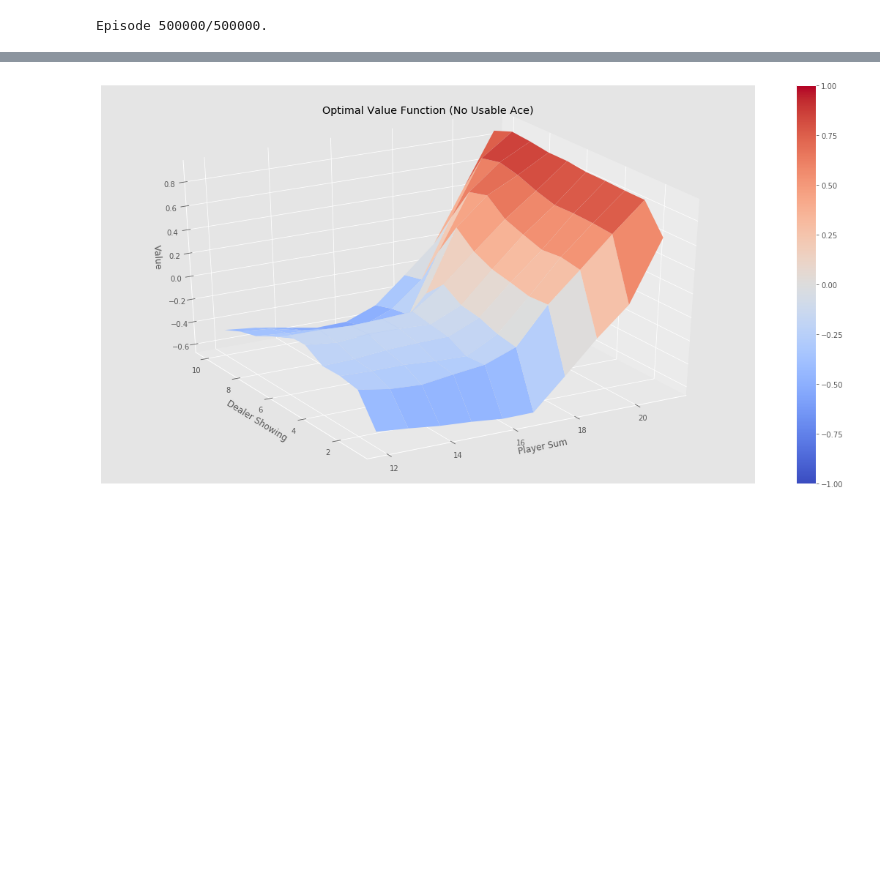
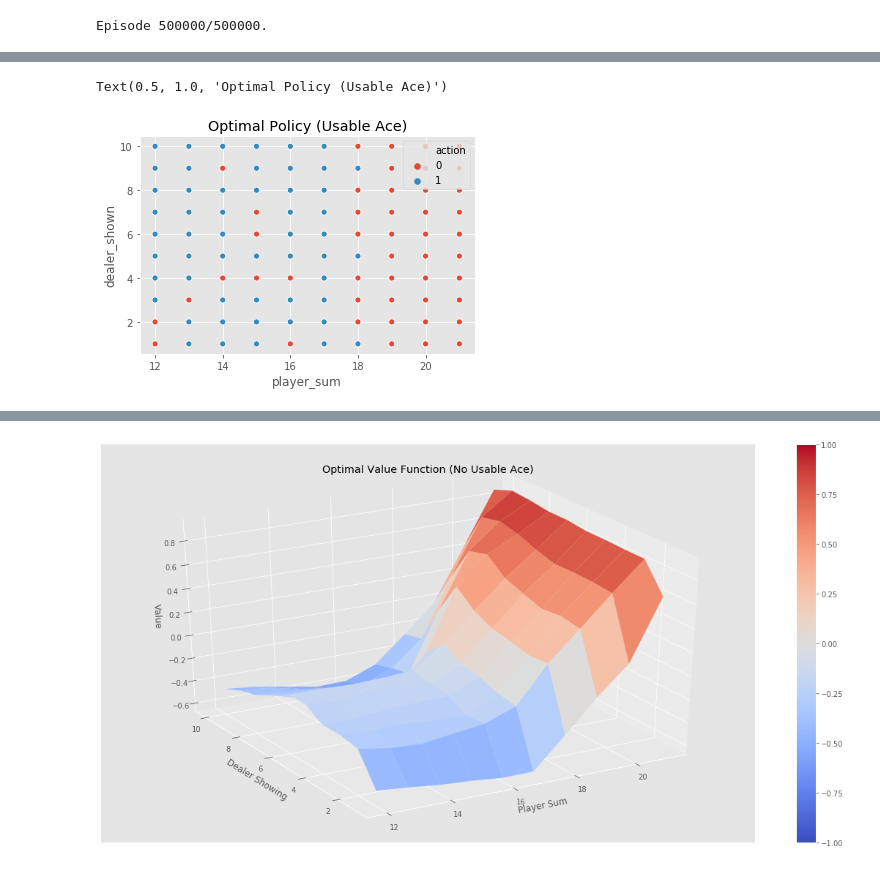
Before and after one commit to zht007/tensorflow-practice, a Jupyter notebook: 7_Renforcement_Learning_blackjack/2_MC_Control_with Epsilon_Greedy Policies.ipynb, the cells around one changed output, grey strips where cells are left out. Saved outputs shown, nothing was run; the diff lists cells and outputs as text; code cells hidden in the pictures; blank space fills up the shorter version.

```diff
--- a/7_Renforcement_Learning_blackjack/2_MC_Control_with Epsilon_Greedy Policies.ipynb
+++ b/7_Renforcement_Learning_blackjack/2_MC_Control_with Epsilon_Greedy Policies.ipynb
@@ -109,10 +111,3 @@ def mc_control_epsilon_greedy(env, num_episodes, discount_factor=1.0, epsilon=0.
 Q, policy = mc_control_epsilon_greedy(env, num_episodes=500000, epsilon=0.1)
 # %% [output]
 Episode 500000/500000.
-# %%
-P = defaultdict(float)
-for state, action_values in Q.items():
-    action = np.argmax(action_values)
-    P[state] = action
-
-plotting.plot_policy_function(P, title="Optimal Q ")
@@ -118,0 +116,18 @@ plotting.plot_policy_function(P, title="Optimal Q ")
+# %%
+player_sum = []
+dealer_shown = []
+usable_ace = []
+action = []
+action_values = []
+for state, action_val in Q.items():
+    player_sum.append(state[0])
+    dealer_shown.append(state[1])
+    usable_ace.append(state[2])
+    action.append(np.argmax(action_val))
+    action_values.append(action_val)
+# %%
+data = {'player_sum':player_sum, 'dealer_shown':dealer_shown,
+        'usable_ace':usable_ace, 'action':action,'action_values':action_values}
+df = pd.DataFrame(data)
+# %%
+df_usable_ace = df[df["usable_ace"]]
@@ -118,0 +154,8 @@ plotting.plot_policy_function(P, title="Optimal Q ")
+# %%
+sns.scatterplot(x=df_usable_ace['player_sum'],
+                y=df_usable_ace['dealer_shown'],
+                hue=df_usable_ace['action'] )
+plt.title('Optimal Policy (Usable Ace)')
+# %% [output]
+Text(0.5, 1.0, 'Optimal Policy (Usable Ace)')
+[figure, added]
```
Also changed, not shown: parts of 6 cells of this notebook, 16 other files.
